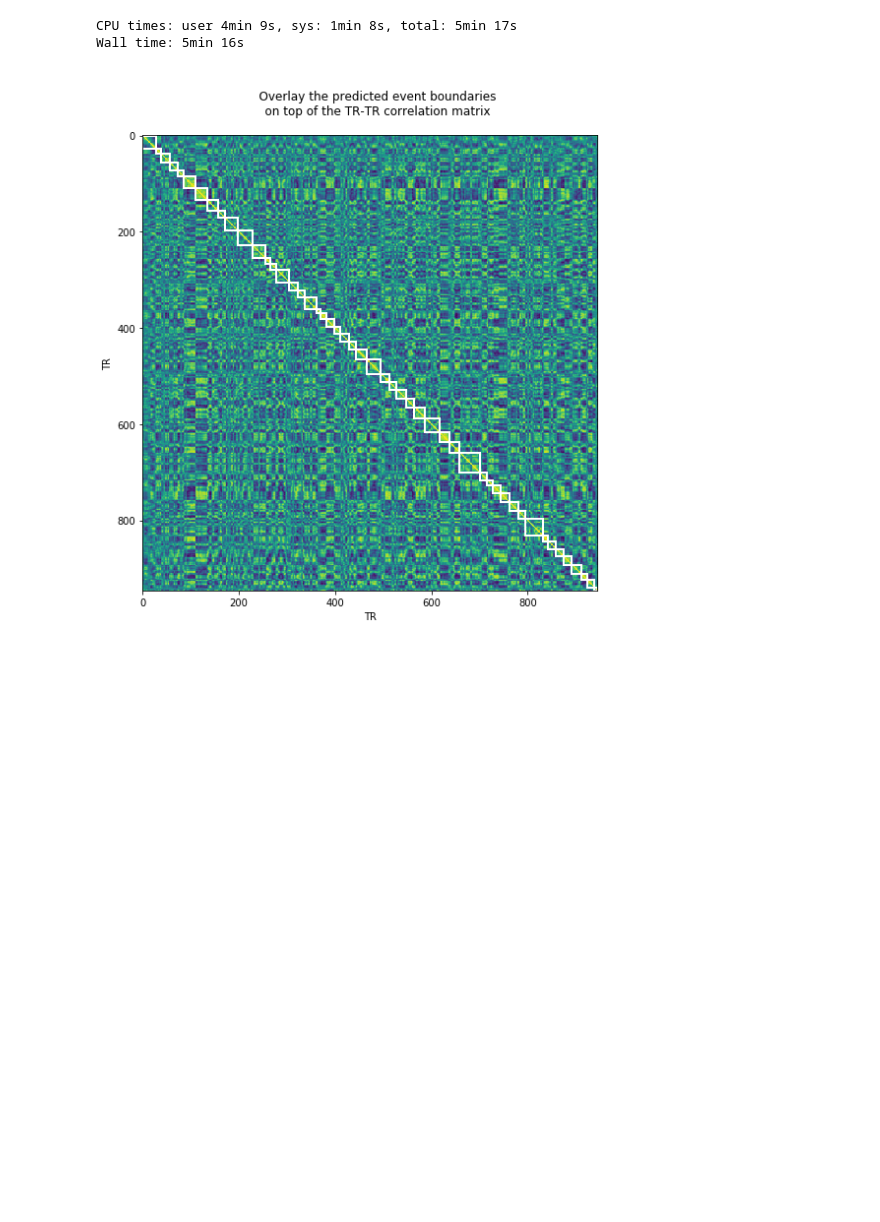
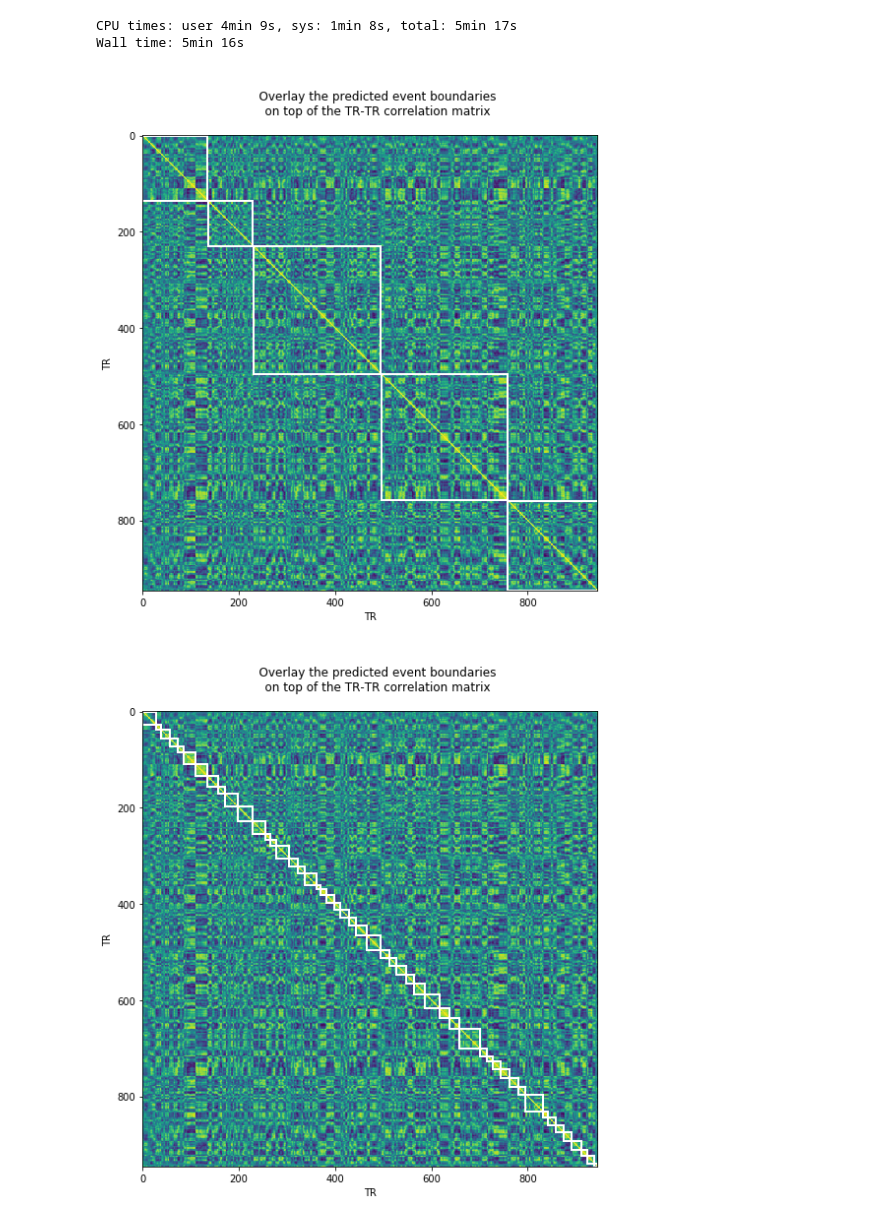
Before and after one commit to naturalistic-data-analysis/tutorial_development, a Jupyter notebook: event-segmentation/event-segmentation.ipynb, the cells around one changed output. Cells and saved outputs as stored; diff of their text form; code cells hidden in the pictures; blank space fills up the shorter version.

```diff
--- a/event-segmentation/event-segmentation.ipynb
+++ b/event-segmentation/event-segmentation.ipynb
@@ -46,6 +46,19 @@ def tr_tr_plot(pred_seg, data, num_time_points):
     '''
     plot_tt_similarity_matrix(ax, data, bounds, num_time_points, title_text)
     f.tight_layout()
+
+def tr_tr_plot_gsbs(gsbs, data, num_time_points):
+
+    # extract the boundaries
+    bounds = np.where(np.diff(gsbs.bounds))[0]
+
+    f, ax = plt.subplots(1,1, figsize = (10,8))
+    title_text = '''
+    Overlay the predicted event boundaries
+    on top of the TR-TR correlation matrix
+    '''
+    plot_tt_similarity_matrix(ax, data, bounds, num_time_points, title_text)
+    f.tight_layout()
 # %% [markdown]
 ## 0. Load Angular Gyrus data
 
@@ -345,3 +313,9 @@ tr_tr_plot(movie_HMM_split_merge.segments_[0], movie_group, movie_group.shape[0]
+# %%
+# plot GSBS boundaries on timepoint correlation matrix
+
+tr_tr_plot_gsbs(states, movie_group, movie_group.shape[0])
+# %% [output]
+[figure, added]
 # %%
 # Compare to HMM boundaries?
 
```
Also changed, not shown: parts of 2 cells of this notebook.
